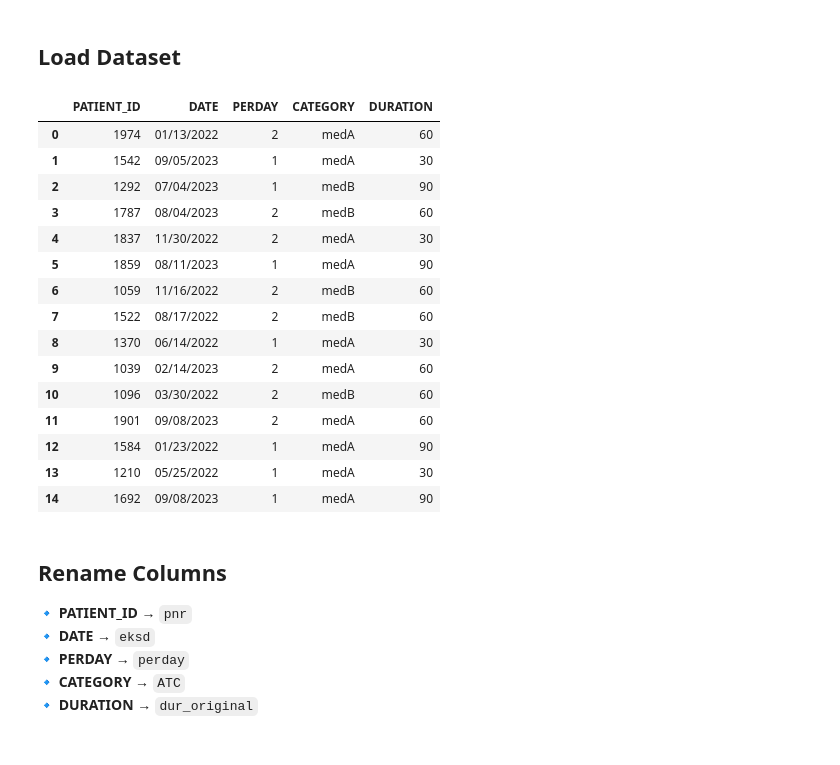
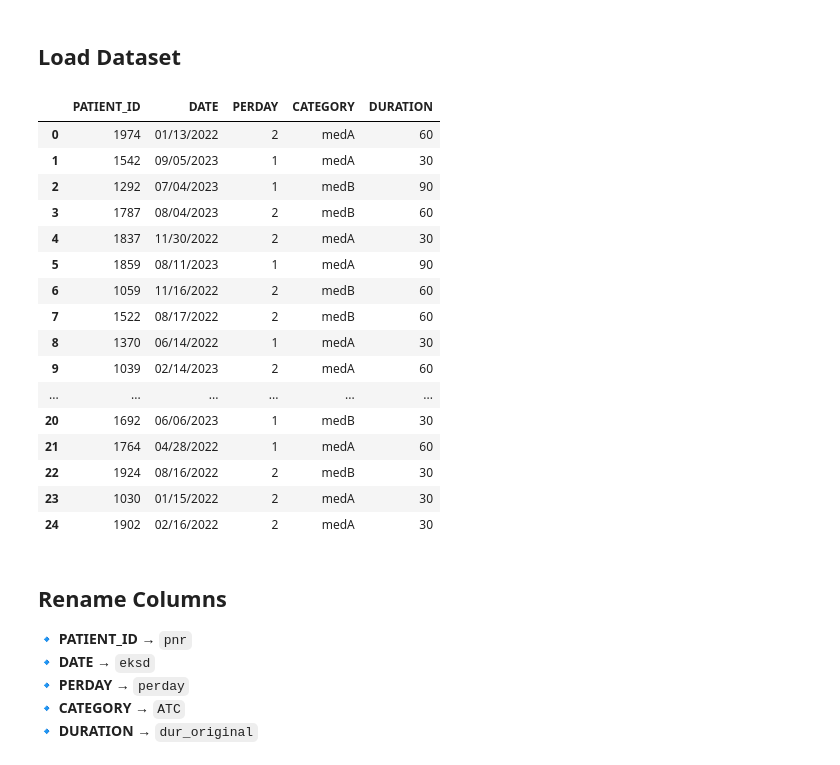
Before and after one commit to rieljasperapos/SEE_PY, a Jupyter notebook: src/SEE.ipynb, the cells around one changed output. Drawn from its saved outputs; the diff is of its cells as text; code cells hidden in the pictures.

```diff
--- a/src/SEE.ipynb
+++ b/src/SEE.ipynb
@@ -16,24 +16,25 @@ from sklearn.metrics import silhouette_score
 ## **Load Dataset**
 # %%
 example_pats = pd.read_csv('../data/med_events.csv')
-example_pats.head(15)
+example_pats.head(25)
 # %% [output]
 |  | PATIENT_ID | DATE | PERDAY | CATEGORY | DURATION |
 | 0 | 1974 | 01/13/2022 | 2 | medA | 60 |
 | 1 | 1542 | 09/05/2023 | 1 | medA | 30 |
 | 2 | 1292 | 07/04/2023 | 1 | medB | 90 |
 | 3 | 1787 | 08/04/2023 | 2 | medB | 60 |
 | 4 | 1837 | 11/30/2022 | 2 | medA | 30 |
 | 5 | 1859 | 08/11/2023 | 1 | medA | 90 |
 | 6 | 1059 | 11/16/2022 | 2 | medB | 60 |
 | 7 | 1522 | 08/17/2022 | 2 | medB | 60 |
 | 8 | 1370 | 06/14/2022 | 1 | medA | 30 |
 | 9 | 1039 | 02/14/2023 | 2 | medA | 60 |
-| 10 | 1096 | 03/30/2022 | 2 | medB | 60 |
-| 11 | 1901 | 09/08/2023 | 2 | medA | 60 |
-| 12 | 1584 | 01/23/2022 | 1 | medA | 90 |
-| 13 | 1210 | 05/25/2022 | 1 | medA | 30 |
-| 14 | 1692 | 09/08/2023 | 1 | medA | 90 |
+| ... | ... | ... | ... | ... | ... |
+| 20 | 1692 | 06/06/2023 | 1 | medB | 30 |
+| 21 | 1764 | 04/28/2022 | 1 | medA | 60 |
+| 22 | 1924 | 08/16/2022 | 2 | medB | 30 |
+| 23 | 1030 | 01/15/2022 | 2 | medA | 30 |
+| 24 | 1902 | 02/16/2022 | 2 | medA | 30 |
 # %% [markdown]
 ## **Rename Columns**
 
```
Also changed, not shown: parts of 24 cells of this notebook.
